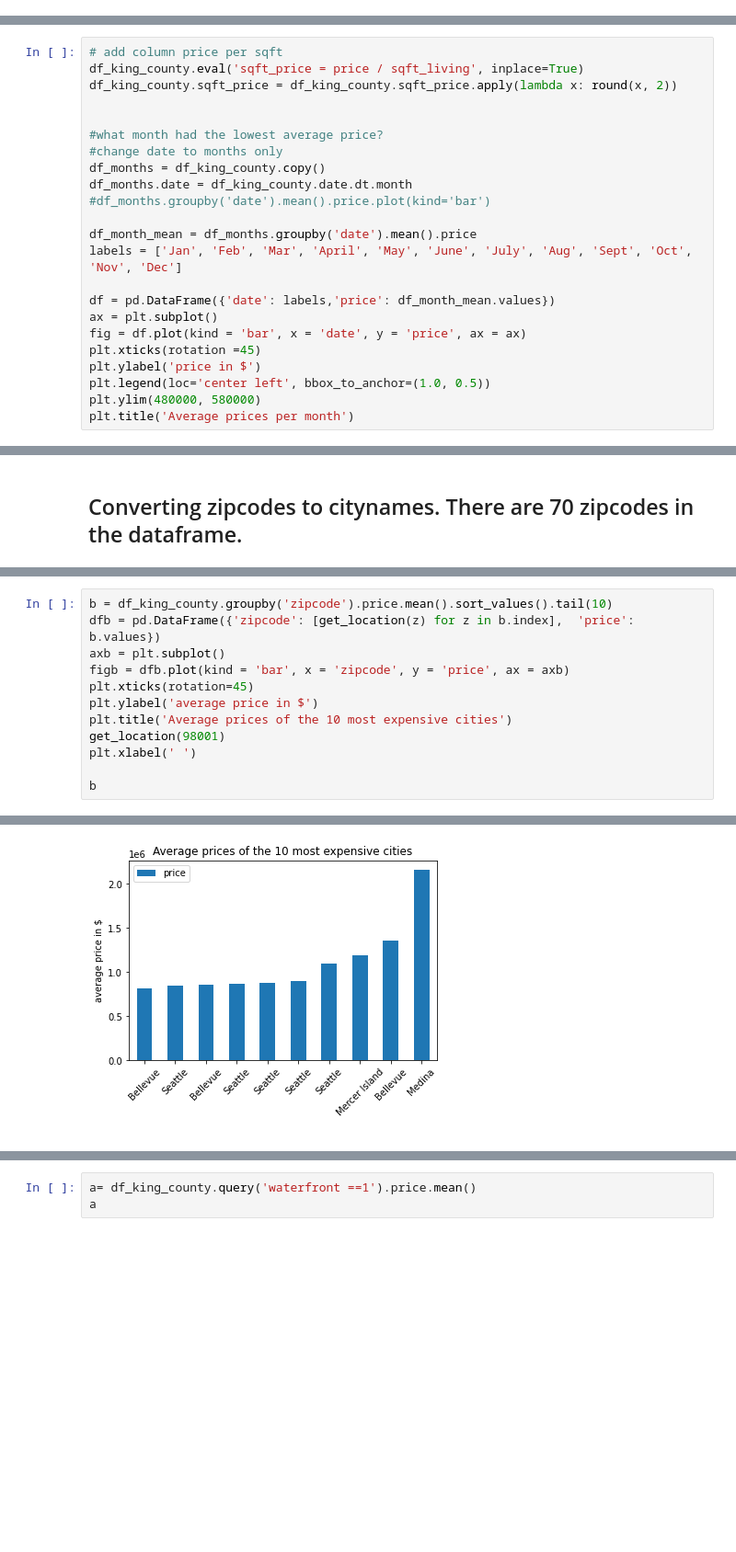
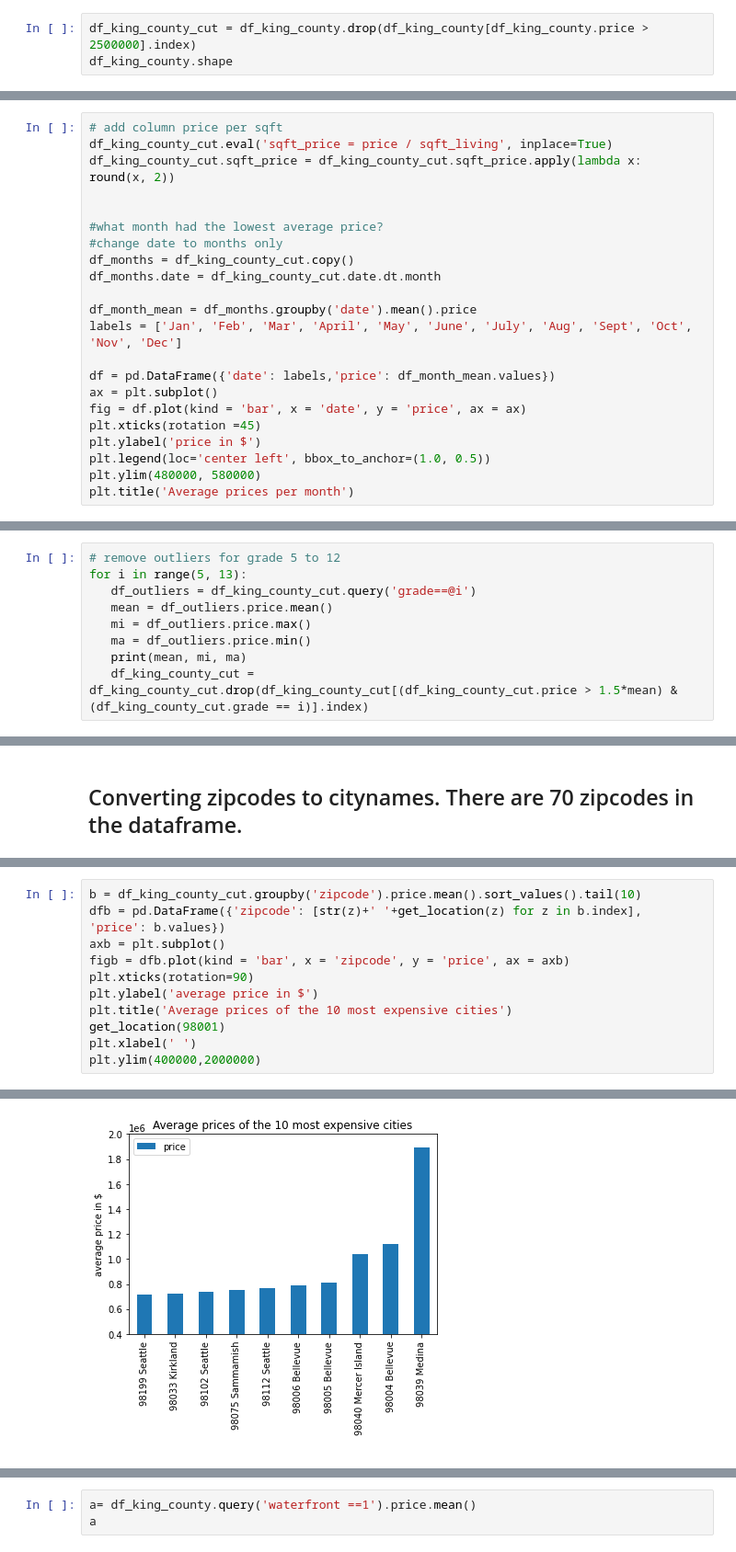
Before and after one commit to christine-berlin/house_price_predictions, a Jupyter notebook: notebooks/EDA.ipynb, the cells around one changed output, grey strips where cells are left out. Shown at 92% size. Cells and saved outputs as stored; diff of their text form; blank space fills up the shorter version.

```diff
--- a/notebooks/EDA.ipynb
+++ b/notebooks/EDA.ipynb
@@ -120,0 +150,3 @@ yr_renovated
+# %%
+df_king_county_cut = df_king_county.drop(df_king_county[df_king_county.price > 2500000].index)
+df_king_county.shape
@@ -124,15 +163,14 @@ yr_renovated
 ## Comparison of average prices over months
 # %%
 # add column price per sqft
-df_king_county.eval('sqft_price = price / sqft_living', inplace=True)
-df_king_county.sqft_price = df_king_county.sqft_price.apply(lambda x: round(x, 2))
+df_king_county_cut.eval('sqft_price = price / sqft_living', inplace=True)
+df_king_county_cut.sqft_price = df_king_county_cut.sqft_price.apply(lambda x: round(x, 2))
 
 
 #what month had the lowest average price?
 #change date to months only
-df_months = df_king_county.copy()
-df_months.date = df_king_county.date.dt.month
-#df_months.groupby('date').mean().price.plot(kind='bar')
+df_months = df_king_county_cut.copy()
+df_months.date = df_king_county_cut.date.dt.month
 
 df_month_mean = df_months.groupby('date').mean().price
 labels = ['Jan', 'Feb', 'Mar', 'April', 'May', 'June', 'July', 'Aug', 'Sept', 'Oct', 'Nov', 'Dec']
@@ -345,0 +267,9 @@ _ = ax.scatter(residual, pred_val)
+# %%
+# remove outliers for grade 5 to 12
+for i in range(5, 13):
+   df_outliers = df_king_county_cut.query('grade==@i')
+   mean = df_outliers.price.mean()
+   mi = df_outliers.price.max()
+   ma = df_outliers.price.min()
+   print(mean, mi, ma)
+   df_king_county_cut = df_king_county_cut.drop(df_king_county_cut[(df_king_county_cut.price > 1.5*mean) & (df_king_county_cut.grade == i)].index)
@@ -399,13 +502,12 @@ Text(0.5, 0, ' ')
 # %%
-b = df_king_county.groupby('zipcode').price.mean().sort_values().tail(10)
-dfb = pd.DataFrame({'zipcode': [get_location(z) for z in b.index],  'price': b.values})
+b = df_king_county_cut.groupby('zipcode').price.mean().sort_values().tail(10)
+dfb = pd.DataFrame({'zipcode': [str(z)+' '+get_location(z) for z in b.index],  'price': b.values})
 axb = plt.subplot()
 figb = dfb.plot(kind = 'bar', x = 'zipcode', y = 'price', ax = axb)
-plt.xticks(rotation=45)
+plt.xticks(rotation=90)
 plt.ylabel('average price in $')
 plt.title('Average prices of the 10 most expensive cities')
 get_location(98001)
 plt.xlabel(' ')
-
-b
+plt.ylim(400000,2000000)
 # %% [output]
@@ -424 +515 @@ Name: price, dtype: float64
-[figure, old version]
+[figure, new version]
```
Also changed, not shown: parts of 74 cells of this notebook.
